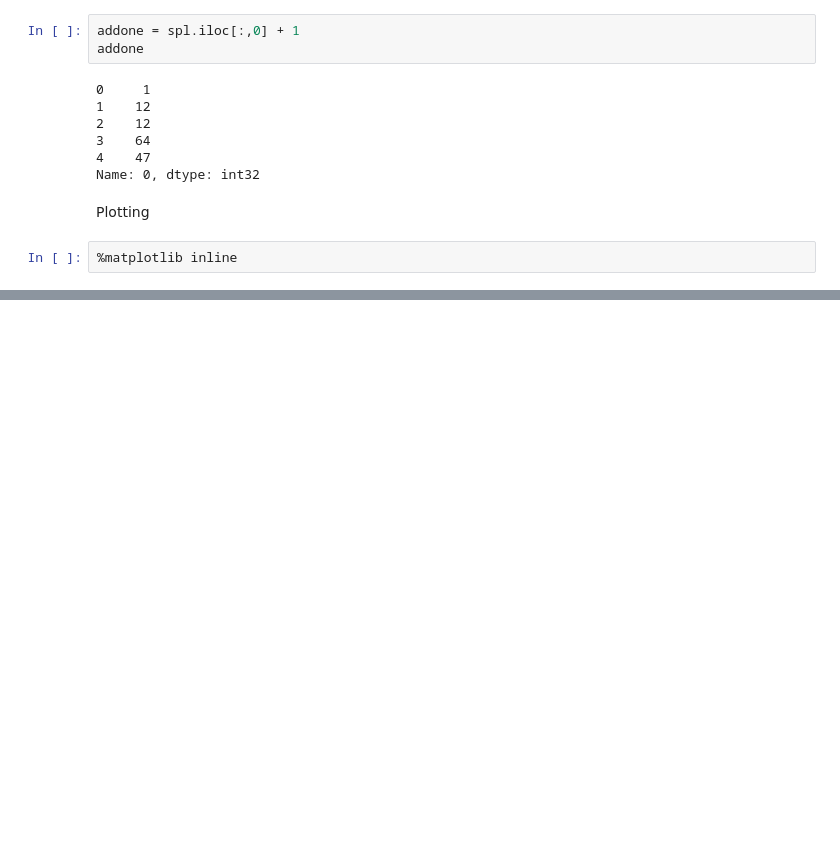
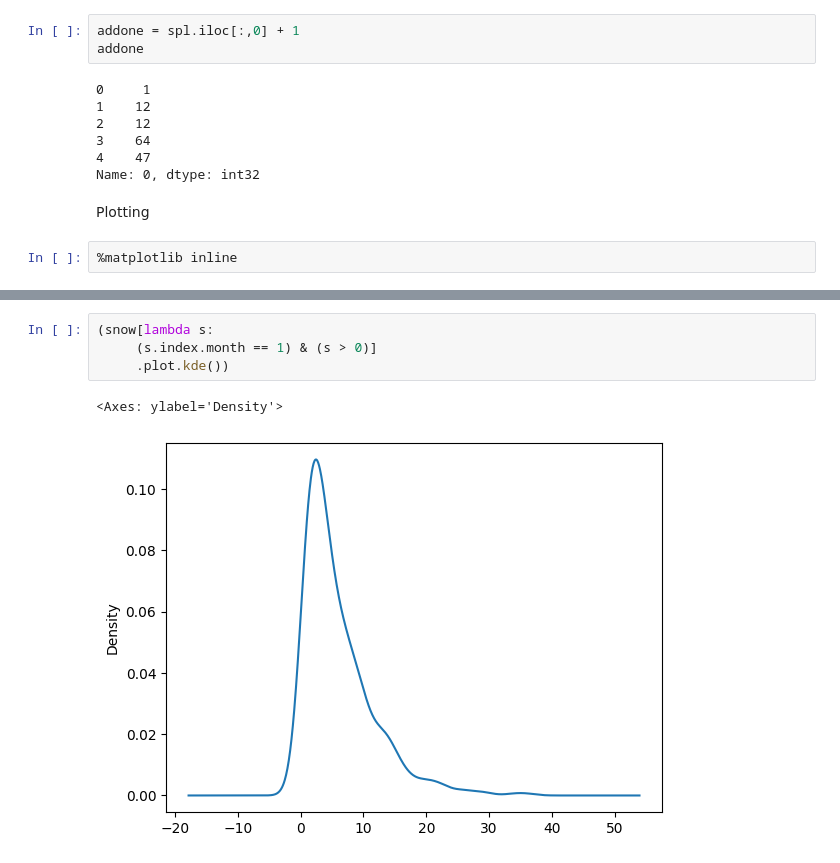
Before and after one commit to Moisebea/PythonDatastructure, a Jupyter notebook: EPP_For_Data_Manipulation/Data_manipulation.ipynb, the cells around one changed output, grey strips where cells are left out. Saved outputs shown, nothing was run; the diff lists cells and outputs as text; blank space fills up the shorter version.

```diff
--- a/EPP_For_Data_Manipulation/Data_manipulation.ipynb
+++ b/EPP_For_Data_Manipulation/Data_manipulation.ipynb
@@ -492,0 +534,7 @@ FileNotFoundError: [Errno 2] No such file or directory: 'alta-noaa-1980-2019.csv
+# %%
+(snow[lambda s:
+     (s.index.month == 1) & (s > 0)]
+     .plot.kde())
+# %% [output]
+<Axes: ylabel='Density'>
+[figure, added]
```
Also changed, not shown: parts of 9 cells of this notebook.
